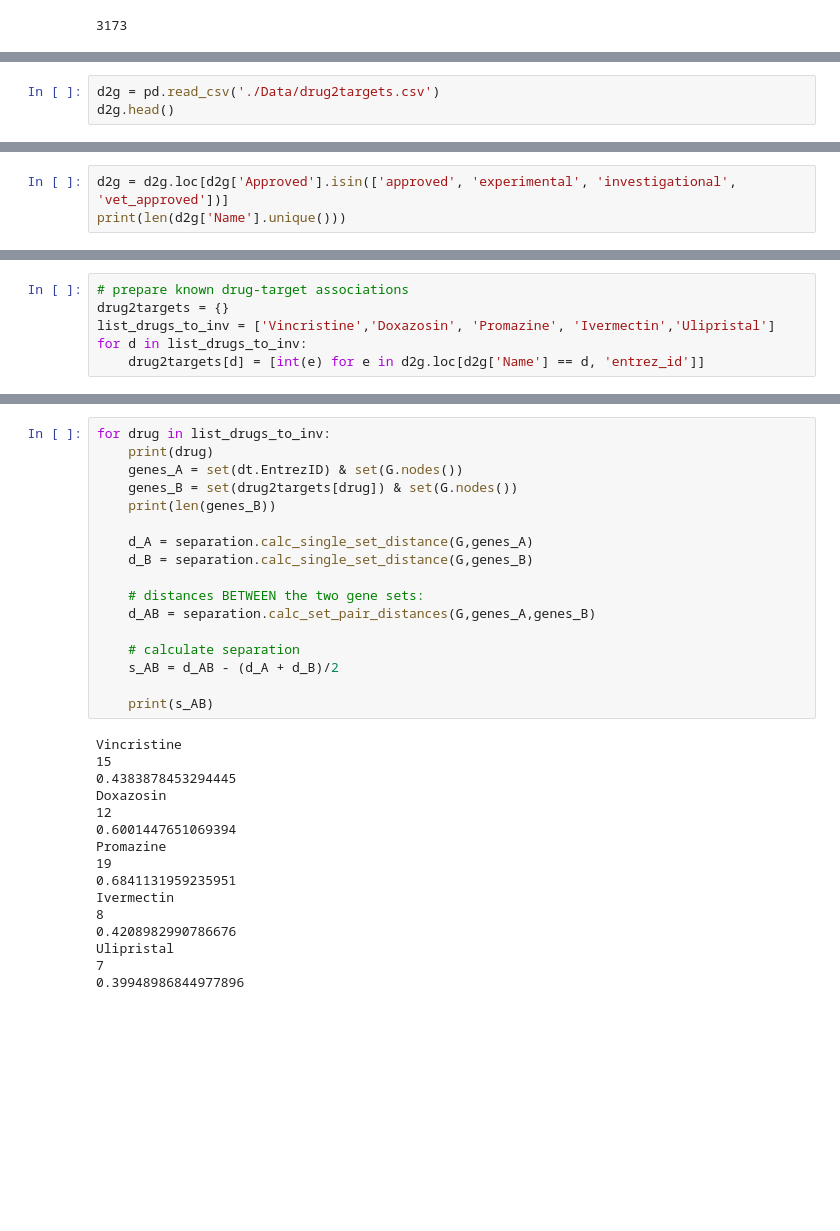
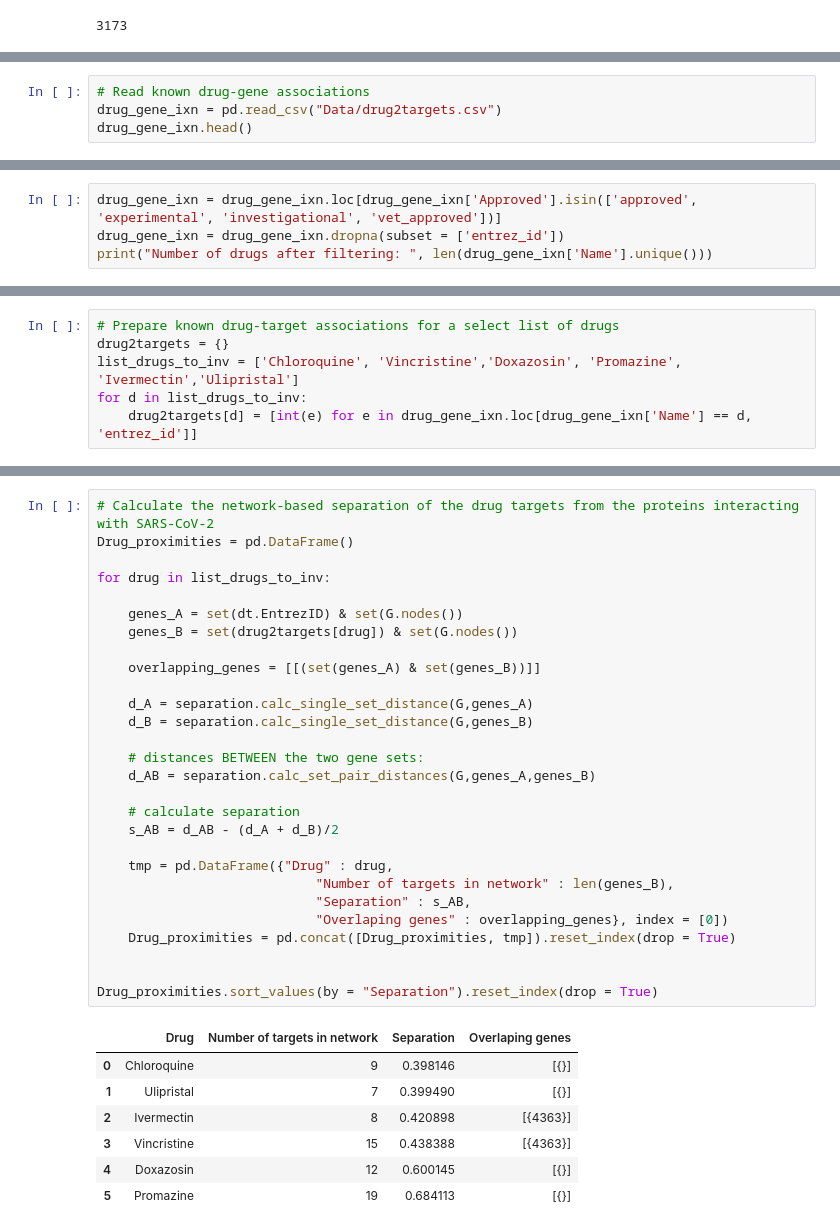
Before and after one commit to UEFBiomedicalInformaticsLab/NetBio_Summer_2023, a Jupyter notebook: 3_NDM_applications.ipynb, the cells around one changed output, grey strips where cells are left out. Drawn from its saved outputs; the diff is of its cells as text; blank space fills up the shorter version.

```diff
--- a/3_NDM_applications.ipynb
+++ b/3_NDM_applications.ipynb
@@ -304,8 +377,9 @@ We measure the network proximity between drug–targets (A) and  SARS-CoV2-targe
 
 For $S_{AB}$ < 0, the targets of the two drugs are located in the same network neighborhood, while for $S_{AB}$ ≥ 0, the two target sets are topologically separated.
 # %%
-d2g = pd.read_csv('./Data/drug2targets.csv')
-d2g.head()
+# Read known drug-gene associations
+drug_gene_ixn = pd.read_csv("Data/drug2targets.csv")
+drug_gene_ixn.head()
 # %% [output]
 |  | Unnamed: 0 | type | ID | Name | State | Approved | Indication | Gene_Target | DB_id | name | ... |
 | 0 | 0 | biotech | DB00001 | Lepirudin | liquid | approved | For the treatment of heparin-indu... | F2 | BE0000048 | Prothrombin | ... |
@@ -327,4 +403,5 @@ print(d2g['Approved'].unique())  # what is the current status of these drugs
 # %%
-d2g = d2g.loc[d2g['Approved'].isin(['approved', 'experimental', 'investigational', 'vet_approved'])]
-print(len(d2g['Name'].unique()))
+drug_gene_ixn = drug_gene_ixn.loc[drug_gene_ixn['Approved'].isin(['approved', 'experimental', 'investigational', 'vet_approved'])]
+drug_gene_ixn = drug_gene_ixn.dropna(subset = ['entrez_id'])
+print("Number of drugs after filtering: ", len(drug_gene_ixn['Name'].unique()))
 # %% [output]
@@ -340,6 +425,6 @@ True
 # %%
-# prepare known drug-target associations
+# Prepare known drug-target associations for a select list of drugs
 drug2targets = {}
-list_drugs_to_inv = ['Vincristine','Doxazosin', 'Promazine', 'Ivermectin','Ulipristal']
+list_drugs_to_inv = ['Chloroquine', 'Vincristine','Doxazosin', 'Promazine', 'Ivermectin','Ulipristal']
 for d in list_drugs_to_inv:
-    drug2targets[d] = [int(e) for e in d2g.loc[d2g['Name'] == d, 'entrez_id']]
+    drug2targets[d] = [int(e) for e in drug_gene_ixn.loc[drug_gene_ixn['Name'] == d, 'entrez_id']]
@@ -346,33 +442,36 @@ for d in list_drugs_to_inv:
 # %%
+# Calculate the network-based separation of the drug targets from the proteins interacting with SARS-CoV-2
+Drug_proximities = pd.DataFrame()
+
 for drug in list_drugs_to_inv:
-    print(drug)
+
     genes_A = set(dt.EntrezID) & set(G.nodes())
     genes_B = set(drug2targets[drug]) & set(G.nodes())
-    print(len(genes_B))
+
+    overlapping_genes = [[(set(genes_A) & set(genes_B))]]
 
     d_A = separation.calc_single_set_distance(G,genes_A)
     d_B = separation.calc_single_set_distance(G,genes_B)
 
     # distances BETWEEN the two gene sets:
     d_AB = separation.calc_set_pair_distances(G,genes_A,genes_B)
 
     # calculate separation
     s_AB = d_AB - (d_A + d_B)/2
 
-    print(s_AB)
+    tmp = pd.DataFrame({"Drug" : drug,
+                            "Number of targets in network" : len(genes_B),
+                            "Separation" : s_AB,
+                            "Overlaping genes" : overlapping_genes}, index = [0])
+    Drug_proximities = pd.concat([Drug_proximities, tmp]).reset_index(drop = True)
+
+
+Drug_proximities.sort_values(by = "Separation").reset_index(drop = True)
 # %% [output]
-Vincristine
-15
-0.4383878453294445
-Doxazosin
-12
-0.6001447651069394
-Promazine
-19
-0.6841131959235951
-Ivermectin
-8
-0.4208982990786676
-Ulipristal
-7
-0.39948986844977896
+|  | Drug | Number of targets in network | Separation | Overlaping genes |
+| 0 | Chloroquine | 9 | 0.398146 | [{}] |
+| 1 | Ulipristal | 7 | 0.399490 | [{}] |
+| 2 | Ivermectin | 8 | 0.420898 | [{4363}] |
+| 3 | Vincristine | 15 | 0.438388 | [{4363}] |
+| 4 | Doxazosin | 12 | 0.600145 | [{}] |
+| 5 | Promazine | 19 | 0.684113 | [{}] |
```
Also changed, not shown: parts of 51 cells of this notebook, 25 other files.
